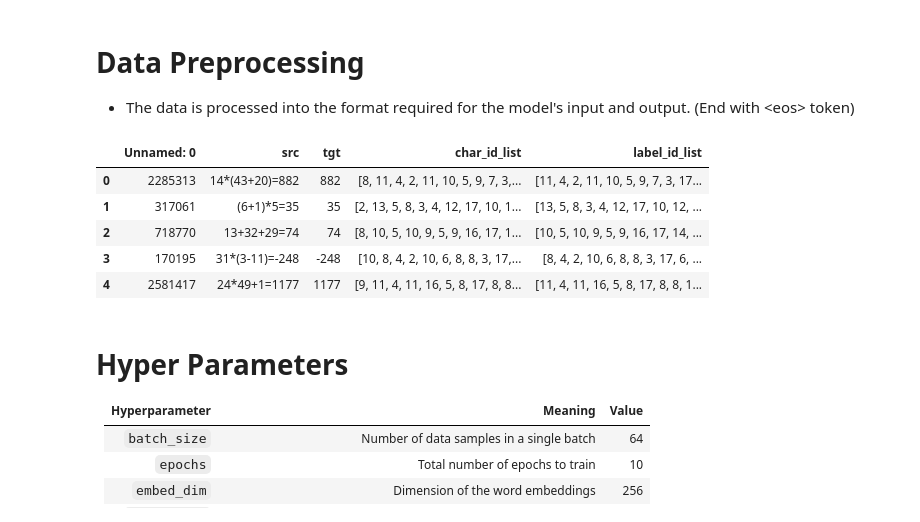
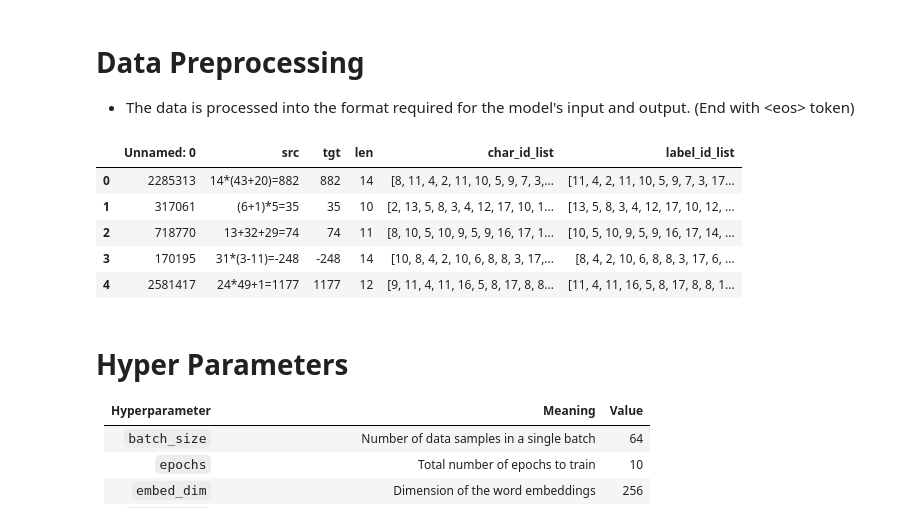
Before and after one commit to Ha1ion/2025_NLP_HW2, a Jupyter notebook: nlp_hw2_LSTM.ipynb, the cells around one changed output. Drawn from its saved outputs; the diff is of its cells as text; code cells hidden in the pictures.

```diff
--- a/nlp_hw2_LSTM.ipynb
+++ b/nlp_hw2_LSTM.ipynb
@@ -68,8 +68,8 @@ df_train['tgt'] = df_train['tgt'].apply(lambda x: str(x))
 # 功能重複，且會導致資料被二次處理而損毀。
 # 為了正確實現助教補充公告中要求的 Data Shifting，必須確保此處的資料未被修改。
 
-# df_train['src'] = df_train['src'].add(df_train['tgt'])
-# df_train['len'] = df_train['src'].apply(lambda x: len(x))
+df_train['src'] = df_train['src'].add(df_train['tgt'])
+df_train['len'] = df_train['src'].apply(lambda x: len(x))
 
 df_eval['tgt'] = df_eval['tgt'].apply(lambda x: str(x))
 # %% [markdown]
@@ -120,27 +120,27 @@ Vocab size18
 # %%
 def text_to_ids(text, char_map):
     return [char_map[char] for char in text]
 
 
-df_train['src'] = df_train['src'].str.replace('=', '') + '=' + df_train['tgt']
+#df_train['src'] = df_train['src'].str.replace('=', '') + '=' + df_train['tgt']
 
 df_train['char_id_list'] = df_train['src'].apply(lambda x: text_to_ids(x, char_to_id) + [char_to_id['<eos>']])
 
 def create_shifted_label(char_ids):
     return char_ids[1:] + [char_to_id['<pad>']]
 
 df_train['label_id_list'] = df_train['char_id_list'].apply(create_shifted_label)
 
 df_eval['src'] = df_eval['src'].str.replace('=', '') + '='
 
 df_train.head()
 # %% [output]
-|  | Unnamed: 0 | src | tgt | char_id_list | label_id_list |
-| 0 | 2285313 | 14*(43+20)=882 | 882 | [8, 11, 4, 2, 11, 10, 5, 9, 7, 3,... | [11, 4, 2, 11, 10, 5, 9, 7, 3, 17... |
-| 1 | 317061 | (6+1)*5=35 | 35 | [2, 13, 5, 8, 3, 4, 12, 17, 10, 1... | [13, 5, 8, 3, 4, 12, 17, 10, 12, ... |
-| 2 | 718770 | 13+32+29=74 | 74 | [8, 10, 5, 10, 9, 5, 9, 16, 17, 1... | [10, 5, 10, 9, 5, 9, 16, 17, 14, ... |
-| 3 | 170195 | 31*(3-11)=-248 | -248 | [10, 8, 4, 2, 10, 6, 8, 8, 3, 17,... | [8, 4, 2, 10, 6, 8, 8, 3, 17, 6, ... |
-| 4 | 2581417 | 24*49+1=1177 | 1177 | [9, 11, 4, 11, 16, 5, 8, 17, 8, 8... | [11, 4, 11, 16, 5, 8, 17, 8, 8, 1... |
+|  | Unnamed: 0 | src | tgt | len | char_id_list | label_id_list |
+| 0 | 2285313 | 14*(43+20)=882 | 882 | 14 | [8, 11, 4, 2, 11, 10, 5, 9, 7, 3,... | [11, 4, 2, 11, 10, 5, 9, 7, 3, 17... |
+| 1 | 317061 | (6+1)*5=35 | 35 | 10 | [2, 13, 5, 8, 3, 4, 12, 17, 10, 1... | [13, 5, 8, 3, 4, 12, 17, 10, 12, ... |
+| 2 | 718770 | 13+32+29=74 | 74 | 11 | [8, 10, 5, 10, 9, 5, 9, 16, 17, 1... | [10, 5, 10, 9, 5, 9, 16, 17, 14, ... |
+| 3 | 170195 | 31*(3-11)=-248 | -248 | 14 | [10, 8, 4, 2, 10, 6, 8, 8, 3, 17,... | [8, 4, 2, 10, 6, 8, 8, 3, 17, 6, ... |
+| 4 | 2581417 | 24*49+1=1177 | 1177 | 12 | [9, 11, 4, 11, 16, 5, 8, 17, 8, 8... | [11, 4, 11, 16, 5, 8, 17, 8, 8, 1... |
 # %% [markdown]
 # Hyper Parameters
 
```
Also changed, not shown: parts of 1 cell of this notebook.
